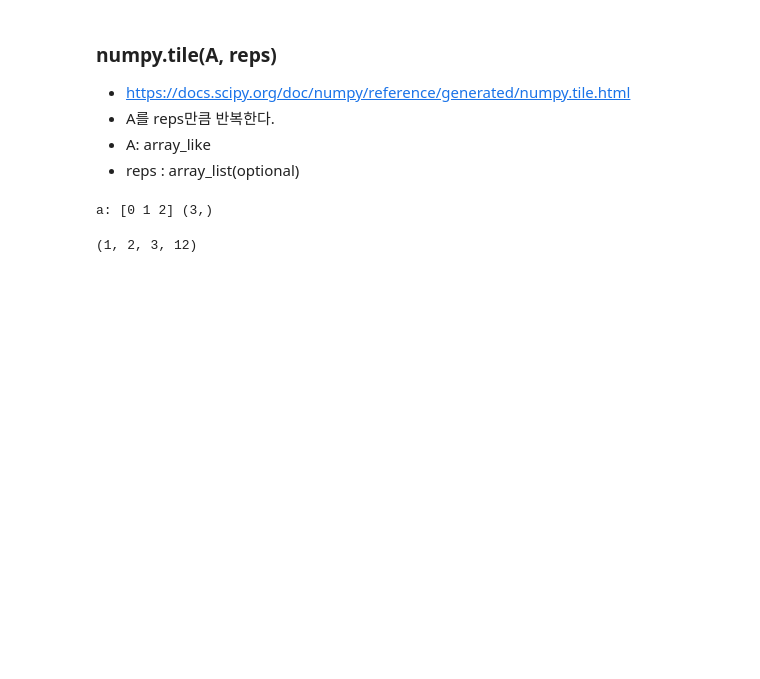
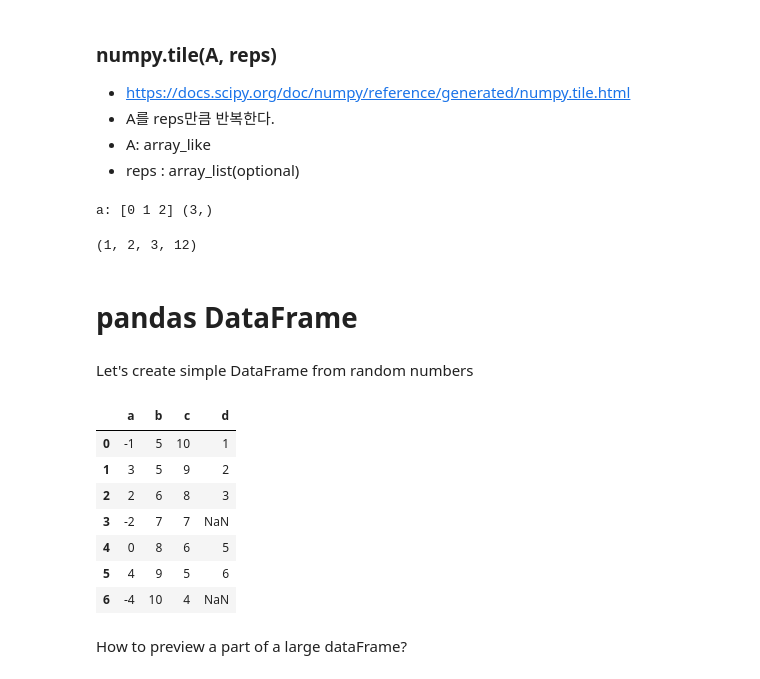
Before and after one commit to notyetend/pg, a Jupyter notebook: python_data_eng/_Python_numpy_and_pandas.ipynb, the cells around one changed output. Drawn from its saved outputs; the diff is of its cells as text; code cells hidden in the pictures; blank space fills up the shorter version.

```diff
--- a/python_data_eng/_Python_numpy_and_pandas.ipynb
+++ b/python_data_eng/_Python_numpy_and_pandas.ipynb
@@ -296,3 +444,32 @@ np.tile(a, reps=(1, 2, 3, 4)).shape
 # %% [output]
 a: [0 1 2] (3,)
 (1, 2, 3, 12)
+# %% [markdown]
+# pandas DataFrame
+# %% [markdown]
+Let's create simple DataFrame from random numbers
+# %%
+import pandas as pd
+import numpy as np
+
+ts = pd.DataFrame()
+rs = np.random.RandomState(123)
+
+# You have to insert Ndarray(numpy array)
+ts['a'] = np.round(rs.normal(1,2,7))
+ts['b'] = np.linspace(start=5, stop=10, num=7, dtype='int32')
+ts['c'] = np.arange(start=10, stop=3, step=-1, dtype='float')
+ts['d'] = np.array([1,2,3,np.nan,5,6,np.nan])
+
+ts
+# %% [output]
+|  | a | b | c | d |
+| 0 | -1 | 5 | 10 | 1 |
+| 1 | 3 | 5 | 9 | 2 |
+| 2 | 2 | 6 | 8 | 3 |
+| 3 | -2 | 7 | 7 | NaN |
+| 4 | 0 | 8 | 6 | 5 |
+| 5 | 4 | 9 | 5 | 6 |
+| 6 | -4 | 10 | 4 | NaN |
+# %% [markdown]
+How to preview a part of a large dataFrame?
```
Also changed, not shown: parts of 86 cells of this notebook, 3 other files.
